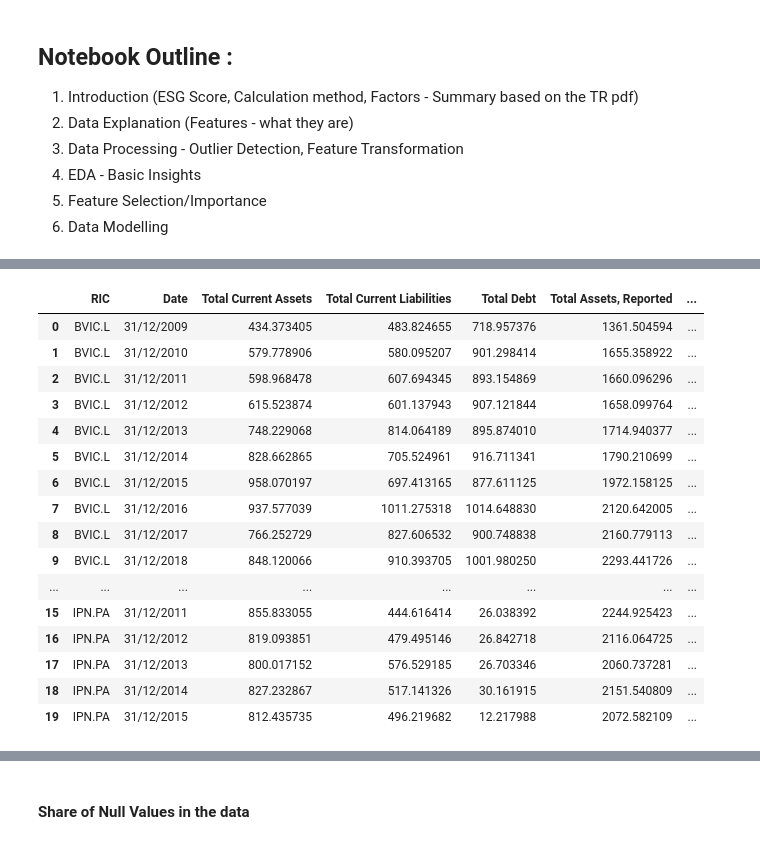
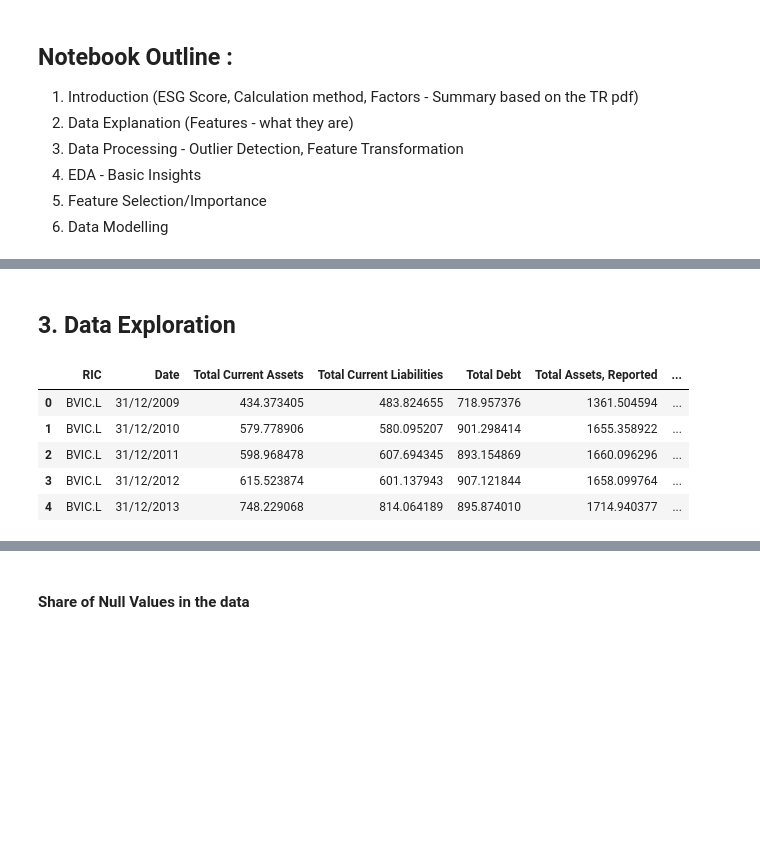
Before and after one commit to sprabhu4/SP_ESG_Pred, a Jupyter notebook: Code.ipynb, the cells around one changed output, grey strips where cells are left out. Drawn from its saved outputs; the diff is of its cells as text; code cells hidden in the pictures; blank space fills up the shorter version.

Commit message:
Basic data exploration

```diff
--- a/Code.ipynb
+++ b/Code.ipynb
@@ -24,3 +64,5 @@ TODO :
+# %% [markdown]
+## 3. Data Exploration
 # %%
 import pandas as pd
 import matplotlib.pyplot as plt
@@ -28,24 +70,13 @@ import seaborn as sns
 # %%
 df_firm = pd.read_csv("Firm_Data.csv")
 # %%
-df_firm.head(20)
+df_firm.head()
 # %% [output]
 |  | RIC | Date | Total Current Assets | Total Current Liabilities | Total Debt | Total Assets, Reported | ... |
 | 0 | BVIC.L | 31/12/2009 | 434.373405 | 483.824655 | 718.957376 | 1361.504594 | ... |
 | 1 | BVIC.L | 31/12/2010 | 579.778906 | 580.095207 | 901.298414 | 1655.358922 | ... |
 | 2 | BVIC.L | 31/12/2011 | 598.968478 | 607.694345 | 893.154869 | 1660.096296 | ... |
 | 3 | BVIC.L | 31/12/2012 | 615.523874 | 601.137943 | 907.121844 | 1658.099764 | ... |
 | 4 | BVIC.L | 31/12/2013 | 748.229068 | 814.064189 | 895.874010 | 1714.940377 | ... |
-| 5 | BVIC.L | 31/12/2014 | 828.662865 | 705.524961 | 916.711341 | 1790.210699 | ... |
-| 6 | BVIC.L | 31/12/2015 | 958.070197 | 697.413165 | 877.611125 | 1972.158125 | ... |
-| 7 | BVIC.L | 31/12/2016 | 937.577039 | 1011.275318 | 1014.648830 | 2120.642005 | ... |
-| 8 | BVIC.L | 31/12/2017 | 766.252729 | 827.606532 | 900.748838 | 2160.779113 | ... |
-| 9 | BVIC.L | 31/12/2018 | 848.120066 | 910.393705 | 1001.980250 | 2293.441726 | ... |
-| ... | ... | ... | ... | ... | ... | ... | ... |
-| 15 | IPN.PA | 31/12/2011 | 855.833055 | 444.616414 | 26.038392 | 2244.925423 | ... |
-| 16 | IPN.PA | 31/12/2012 | 819.093851 | 479.495146 | 26.842718 | 2116.064725 | ... |
-| 17 | IPN.PA | 31/12/2013 | 800.017152 | 576.529185 | 26.703346 | 2060.737281 | ... |
-| 18 | IPN.PA | 31/12/2014 | 827.232867 | 517.141326 | 30.161915 | 2151.540809 | ... |
-| 19 | IPN.PA | 31/12/2015 | 812.435735 | 496.219682 | 12.217988 | 2072.582109 | ... |
 # %%
 df_firm.shape
```
Also changed, not shown: parts of 34 cells of this notebook, 2 other files.
